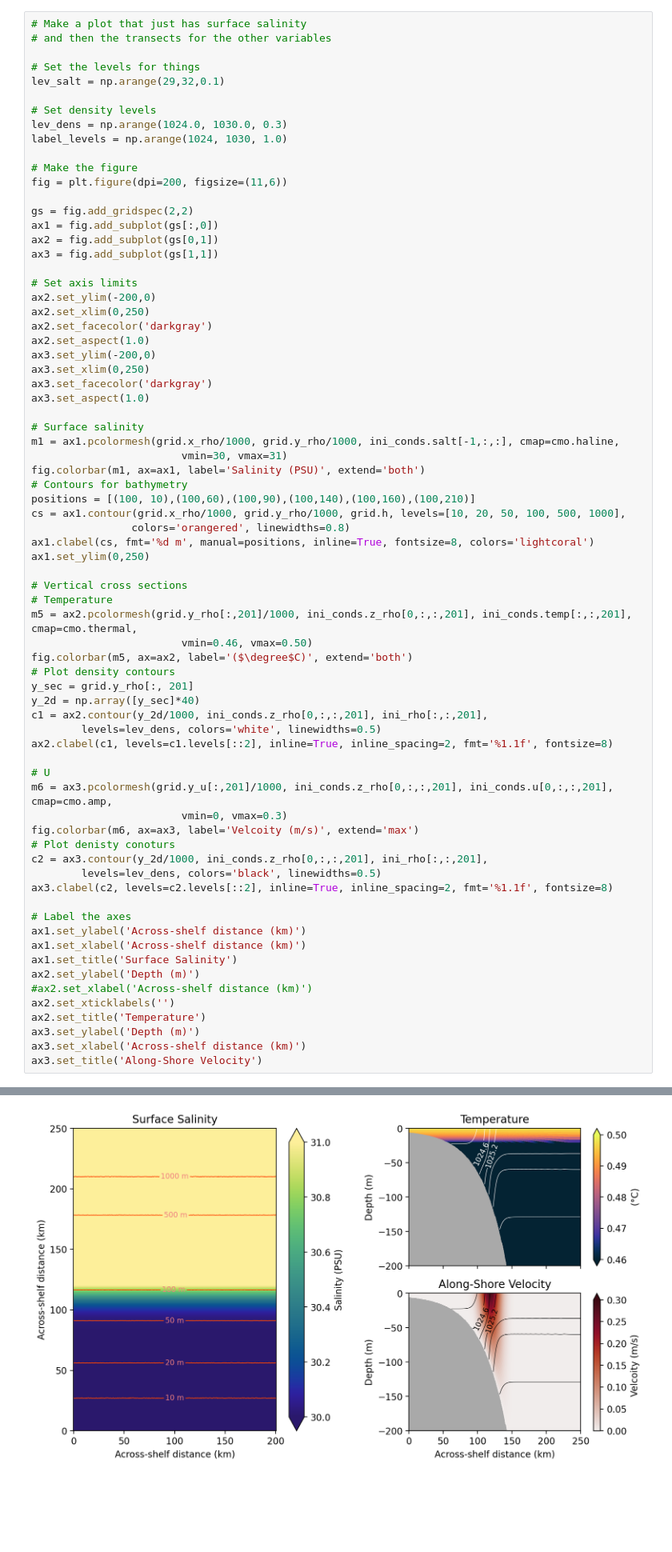
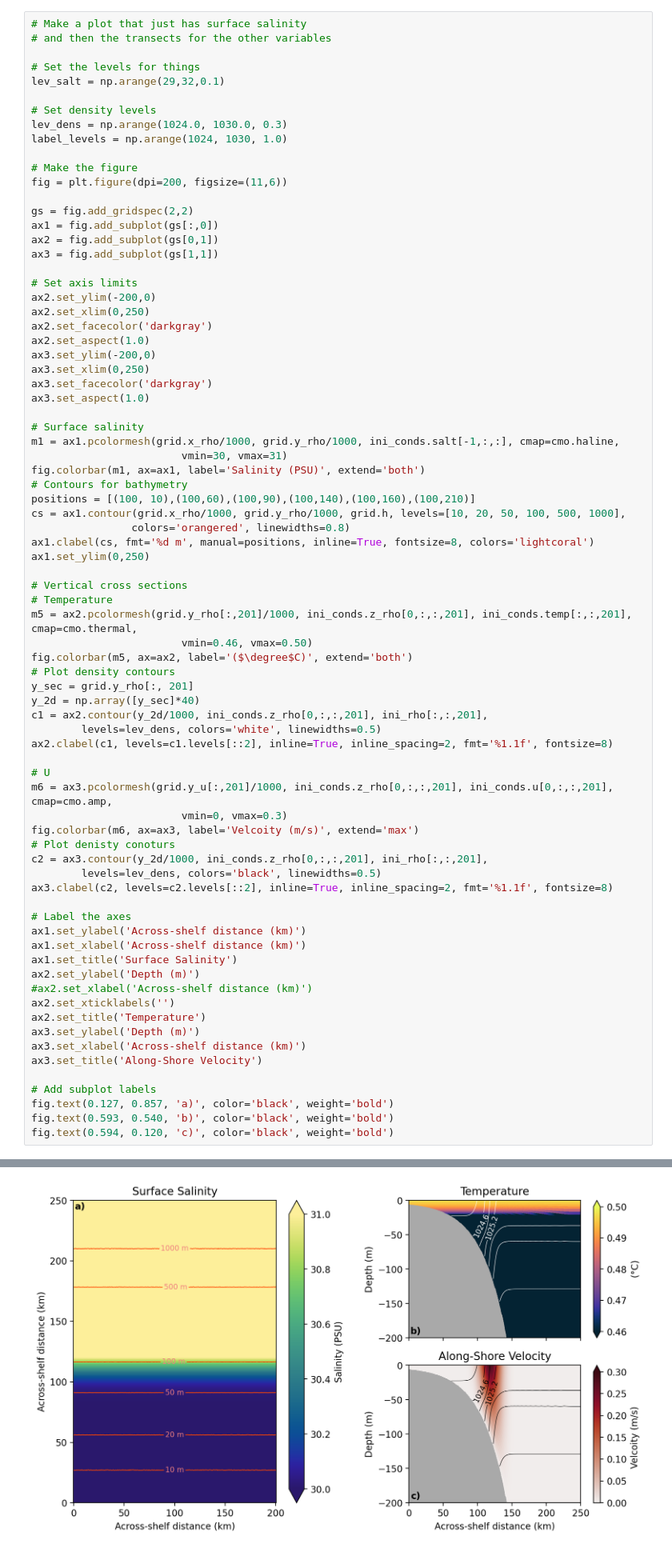
Before and after one commit to bundzis/beaufort_jet, a Jupyter notebook: Scripts/plot_idealized_jet_initial_conds.ipynb, the cells around one changed output, grey strips where cells are left out. Shown at 80% size. Cells and saved outputs as stored; diff of their text form; blank space fills up the shorter version.

Commit message:
added subplot labels

```diff
--- a/Scripts/plot_idealized_jet_initial_conds.ipynb
+++ b/Scripts/plot_idealized_jet_initial_conds.ipynb
@@ -283,4 +283,9 @@ ax2.set_title('Temperature')
 ax3.set_ylabel('Depth (m)')
 ax3.set_xlabel('Across-shelf distance (km)')
 ax3.set_title('Along-Shore Velocity')
+
+# Add subplot labels
+fig.text(0.127, 0.857, 'a)', color='black', weight='bold')
+fig.text(0.593, 0.540, 'b)', color='black', weight='bold')
+fig.text(0.594, 0.120, 'c)', color='black', weight='bold')
 # %% [output]
@@ -288,4 +293,4 @@ Text(0.5, 1.0, 'Along-Shore Velocity')
-[figure, old version]
+[figure, new version]
 # %%
 y_2d[1,:]
 # %% [output]
```
Also changed, not shown: parts of 1 cell of this notebook.
